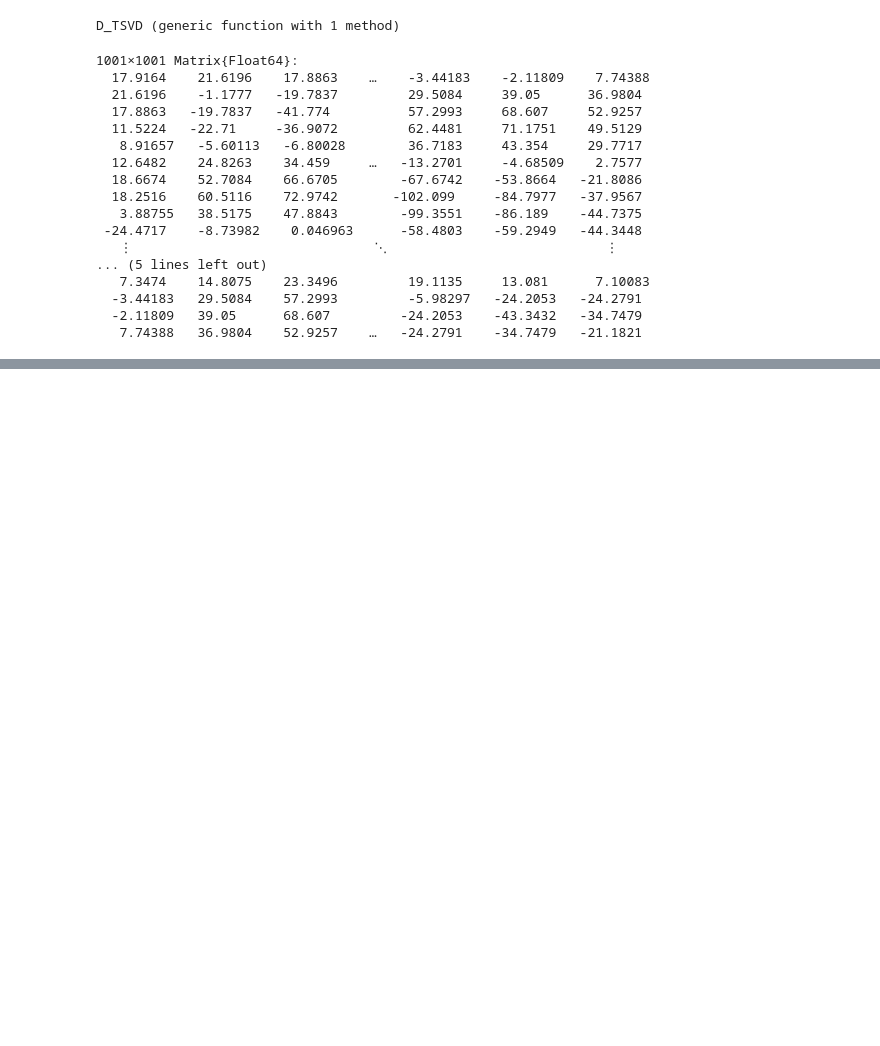
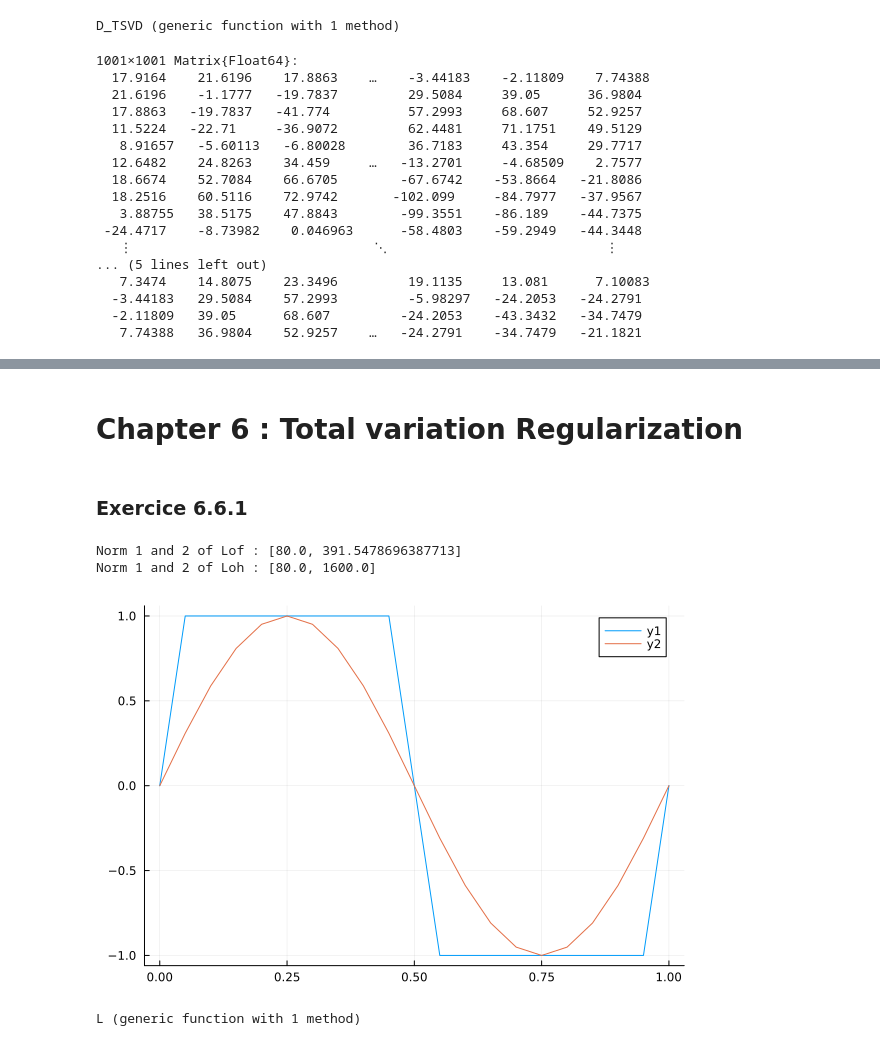
Before and after one commit to ColinSanguinet/intro-iFEM, a Jupyter notebook: InverseMethodsNotebook.ipynb, the cells around one changed output, grey strips where cells are left out. Saved outputs shown, nothing was run; the diff lists cells and outputs as text; code cells hidden in the pictures; blank space fills up the shorter version.

```diff
--- a/InverseMethodsNotebook.ipynb
+++ b/InverseMethodsNotebook.ipynb
@@ -252,0 +253,49 @@ plot(X, [f_inverse_noised_realconvol, f.(X)])
+# %% [markdown]
+# Chapter 6 :  Total variation Regularization
+# %% [markdown]
+### Exercice 6.6.1
+# %%
+using Plots
+
+stp = 1/20
+rng = 0:stp:1
+function h(x)
+    res = 0.
+    if 0 < x < 0.5
+        res = 1.
+    elseif 0.5 < x < 1
+        res = -1.
+    end
+    return res
+end
+wv(x) = sin(2 * π * x)
+
+norm1(Z, step) = sum(abs.(Z[2:end]-Z[1:end-1])/step)
+norm2(Z,step)= sum((abs.(Z[2:end]-Z[1:end-1])/step).^2)
+
+# Comparison of the different norms
+println("Norm 1 and 2 of Lof : ", [norm1(wv.(rng), stp), norm2(wv.(rng), stp)])
+println("Norm 1 and 2 of Loh : ", [norm1(h.(rng), stp), norm2(h.(rng), stp)])
+
+
+plot(rng, [h.(rng), wv.(rng)])
+# %% [output]
+Norm 1 and 2 of Lof : [80.0, 391.5478696387713]
+Norm 1 and 2 of Loh : [80.0, 1600.0]
+[figure, added]
+# %%
+function L(ds,n)
+    res = zeros(n,n)
+    for i in 1:n-1
+        for j in i:i+1
+            res[i,j] = i==j ? 1 : -1
+        end
+    end
+    res[n,n] = 1
+    res[n,1] = -1
+    return 1/ds * res
+end
+
+# Lmat = L(1/10,10)
+# %% [output]
+L (generic function with 1 method)
```
Also changed, not shown: parts of 10 cells of this notebook.
